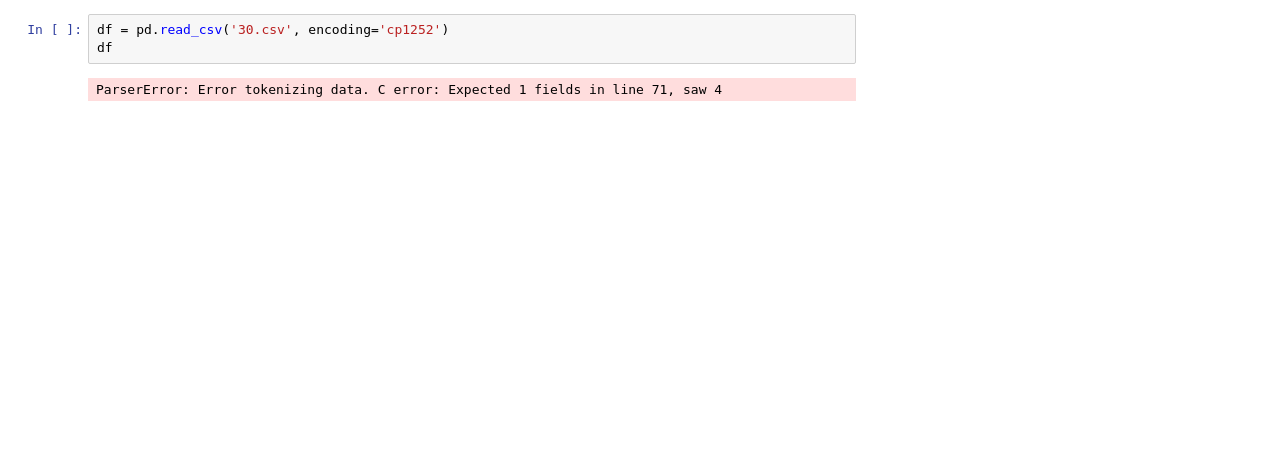
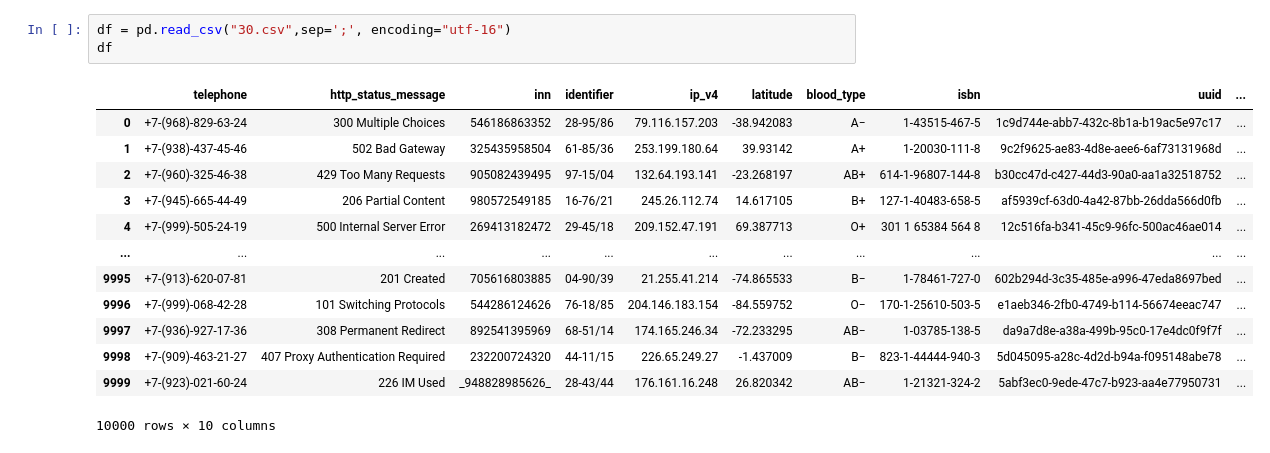
Before and after one commit to itsecd/ptm-3, a Jupyter notebook: test.ipynb, the cells around one changed output. Saved outputs shown, nothing was run; the diff lists cells and outputs as text; blank space fills up the shorter version.

```diff
--- a/test.ipynb
+++ b/test.ipynb
@@ -3,5 +54,17 @@ import pandas as pd
 # %%
-df = pd.read_csv('30.csv', encoding='cp1252')
+df = pd.read_csv("30.csv",sep=';', encoding="utf-16")
 df
 # %% [output]
+|  | telephone | http_status_message | inn | identifier | ip_v4 | latitude | blood_type | isbn | uuid | ... |
+| 0 | +7-(968)-829-63-24 | 300 Multiple Choices | 546186863352 | 28-95/86 | 79.116.157.203 | -38.942083 | A− | 1-43515-467-5 | 1c9d744e-abb7-432c-8b1a-b19ac5e97c17 | ... |
+| 1 | +7-(938)-437-45-46 | 502 Bad Gateway | 325435958504 | 61-85/36 | 253.199.180.64 | 39.93142 | A+ | 1-20030-111-8 | 9c2f9625-ae83-4d8e-aee6-6af73131968d | ... |
+| 2 | +7-(960)-325-46-38 | 429 Too Many Requests | 905082439495 | 97-15/04 | 132.64.193.141 | -23.268197 | AB+ | 614-1-96807-144-8 | b30cc47d-c427-44d3-90a0-aa1a32518752 | ... |
+| 3 | +7-(945)-665-44-49 | 206 Partial Content | 980572549185 | 16-76/21 | 245.26.112.74 | 14.617105 | B+ | 127-1-40483-658-5 | af5939cf-63d0-4a42-87bb-26dda566d0fb | ... |
+| 4 | +7-(999)-505-24-19 | 500 Internal Server Error | 269413182472 | 29-45/18 | 209.152.47.191 | 69.387713 | O+ | 301 1 65384 564 8 | 12c516fa-b341-45c9-96fc-500ac46ae014 | ... |
+| ... | ... | ... | ... | ... | ... | ... | ... | ... | ... | ... |
+| 9995 | +7-(913)-620-07-81 | 201 Created | 705616803885 | 04-90/39 | 21.255.41.214 | -74.865533 | B− | 1-78461-727-0 | 602b294d-3c35-485e-a996-47eda8697bed | ... |
+| 9996 | +7-(999)-068-42-28 | 101 Switching Protocols | 544286124626 | 76-18/85 | 204.146.183.154 | -84.559752 | O− | 170-1-25610-503-5 | e1aeb346-2fb0-4749-b114-56674eeac747 | ... |
+| 9997 | +7-(936)-927-17-36 | 308 Permanent Redirect | 892541395969 | 68-51/14 | 174.165.246.34 | -72.233295 | AB− | 1-03785-138-5 | da9a7d8e-a38a-499b-95c0-17e4dc0f9f7f | ... |
+| 9998 | +7-(909)-463-21-27 | 407 Proxy Authentication Required | 232200724320 | 44-11/15 | 226.65.249.27 | -1.437009 | B− | 823-1-44444-940-3 | 5d045095-a28c-4d2d-b94a-f095148abe78 | ... |
+| 9999 | +7-(923)-021-60-24 | 226 IM Used | _948828985626_ | 28-43/44 | 176.161.16.248 | 26.820342 | AB− | 1-21321-324-2 | 5abf3ec0-9ede-47c7-b923-aa4e77950731 | ... |
-ParserError: Error tokenizing data. C error: Expected 1 fields in line 71, saw 4
+10000 rows × 10 columns
```
Also changed, not shown: parts of 7 cells of this notebook, 3 other files.
